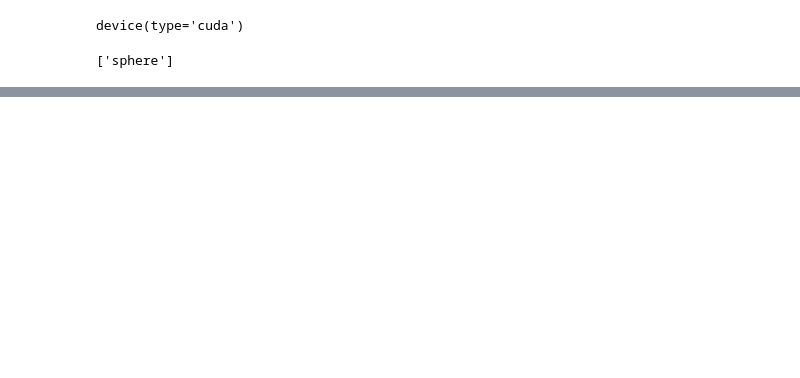
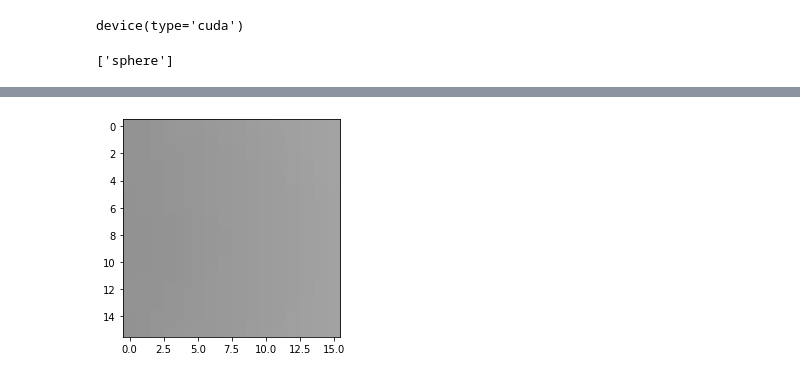
Before and after one commit to JonComo/relight, a Jupyter notebook: Relit.ipynb, the cells around one changed output, grey strips where cells are left out. Saved outputs shown, nothing was run; the diff lists cells and outputs as text; code cells hidden in the pictures; blank space fills up the shorter version.

```diff
--- a/Relit.ipynb
+++ b/Relit.ipynb
@@ -113,11 +111,11 @@ class NN(nn.Module):
         super(NN, self).__init__()
         self.model = nn.Sequential(
             # Pixel Coord + Light Coord + Average Pixel Color
-            nn.Linear(2 + 2 + 1, 16),
-            nn.Linear(16, 16),
-            nn.Linear(16, 16),
-            # TODO: ADD DROPOUT
-            nn.Linear(16, 1),
+            nn.Linear(2 + 2 + 1, 32),
+            nn.Tanh(),
+            nn.Linear(32, 32),
+            nn.Tanh(),
+            nn.Linear(32, 1),
             nn.Tanh()
         )
     def forward(self, pixel_coord, light_coord, average_rgb):
@@ -165,7 +163,7 @@ CharTensor = torch.cuda.CharTensor if cuda else torch.CharTensor
 # %%
-# avg_img = []
-# for j in range(height):
-#     for i in range(width):
-#         key_name = str(i) + '-' + str(j)
-#         avg_img += [dic[key_name] / total_image]
-# total_image
+avg_img = []
+for j in range(height):
+    for i in range(width):
+        key_name = str(i) + '-' + str(j)
+        avg_img += [dic[key_name] / total_image]
+total_image
@@ -172,4 +172,4 @@ CharTensor = torch.cuda.CharTensor if cuda else torch.CharTensor
 # %%
-# avg_img = np.array(avg_img)
-# print(avg_img)
-# np.save('avg_img', avg_img)
+avg_img = np.array(avg_img)
+print(avg_img)
+np.save('avg_img', avg_img)
@@ -179,21 +202,29 @@ img_shape = (1, 224, 224)
 # %%
-def sample_image(n_row, batches_done):
+def sample_image(n_row, lr=0, lc=0):
     """Saves a grid of generated digits ranging from 0 to n_classes"""
     # Sample noise
     width = img_shape[1]
     height = img_shape[2]
     avg_img = torch.from_numpy(loaded_avg_img).to(device)
     avg_img = Variable(avg_img.type(FloatTensor))
     img_tensor = torch.FloatTensor().to(device)
     for k in range(height):
         for j in range(width):
             # Pixel Coord + Light Coord + Average Pixel Color
             avg_value = Variable(avg_img[j + k * width].repeat(1, n_row).view(n_row, 1).type(FloatTensor))
-            pixel_coord = Variable(torch.FloatTensor([j, k])).repeat(1, n_row).view(n_row, 2).to(device)
+            pixel_coord = Variable(torch.FloatTensor([j/width, k/height])).repeat(1, n_row).view(n_row, 2).to(device)
             # Default sample location is the light in the middle
-            light_coord = Variable(torch.FloatTensor([0.0, 0.0])).repeat(1, n_row).view(n_row, 2).to(device)
+            light_coord = Variable(torch.FloatTensor([lr, lc])).repeat(1, n_row).view(n_row, 2).to(device)
             generate_pixel = DNN(pixel_coord, light_coord, avg_value)
             img_tensor = torch.cat((img_tensor, generate_pixel), 1)
 
     imgs = img_tensor.view(img_tensor.size(0), *img_shape)
-    save_image(imgs.data, "images/%d.png" % batches_done, nrow=n_row, normalize=True)
+    plt.imshow(imgs.cpu().data.reshape(n_row*img_shape[1],img_shape[2]) * .5 + .5, cmap='gray', vmin=0,
+              vmax=1)
+    #print(np.round(imgs.data * .5 + .5, 2))
+    #plt.imshow(imgs.data)
+    #save_image(imgs.data, "images/%d.png" % batches_done, nrow=n_row, normalize=True)
+
+sample_image(1)
+# %% [output]
+[figure, added]
```
Also changed, not shown: parts of 15 cells of this notebook.
